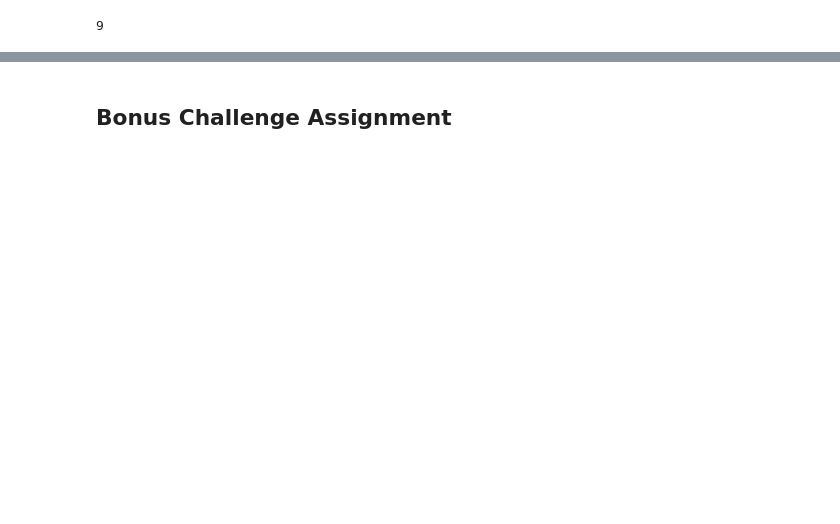
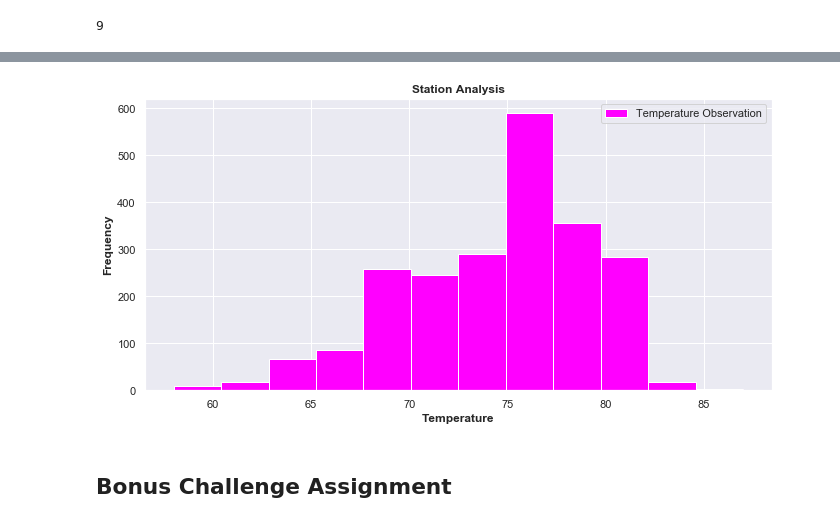
Before and after one commit to BklynIrish/sqlalchemy_challenge, a Jupyter notebook: Instructions/climate_starter_Initial_file.ipynb, the cells around one changed output, grey strips where cells are left out. Saved outputs shown, nothing was run; the diff lists cells and outputs as text; code cells hidden in the pictures; blank space fills up the shorter version.

Commit message:
updated climate_starter_Initial_file.ipynb.  I just finished station analysis.

```diff
--- a/Instructions/climate_starter_Initial_file.ipynb
+++ b/Instructions/climate_starter_Initial_file.ipynb
@@ -319,0 +482,2 @@ prcp_anal_min_prcp
+# %%
+session = Session(engine)
@@ -325,3 +524,14 @@ session.query(Station.station).count()
 # %%
 # What are the most active stations? (i.e. what stations have the most rows)?
 # List the stations and the counts in descending order.
+
+Active_Stations = session.query(Station.station ,func.count(Measurement.tobs)).filter(Station.station == Measurement.station).\
+                  group_by(Station.station).order_by(func.count(Measurement.tobs)).all()
+
+
+# List the stations and the counts in descending order.
+
+print(f"{Active_Stations[0][0]} has {Active_Stations[8][1]} observations!")
+
+
+Active_Stations
@@ -334,3 +596,31 @@ session.query(Station.station).count()
+# %%
+# Query the last 12 months of temperature observation data for this station
+results_WAHIAWA = session.query(Measurement.date,Measurement.tobs).filter(Measurement.date > min_date).\
+                            filter(Station.station == Active_Stations[0][0]).all()
+# %%
+results_WAHIAWA_df = pd.DataFrame(results_WAHIAWA)
+
+results_WAHIAWA_df.head(360)
+# %%
+# Plot the results as a histogram
+
+sns.set()
+
+plt.figure(figsize=(10,5))
+
+plt.hist(results_WAHIAWA_df['tobs'],bins=12,color='magenta')
+
+plt.xlabel('Temperature',weight='bold')
+
+plt.ylabel('Frequency',weight='bold')
+
+plt.title('Station Analysis',weight='bold')
+
+plt.legend(["Temperature Observation"],loc="best")
+
+plt.show()
+# %% [output]
+[figure, added]
 # %% [markdown]
 ## Bonus Challenge Assignment
 # %%
```
Also changed, not shown: parts of 28 cells of this notebook.
